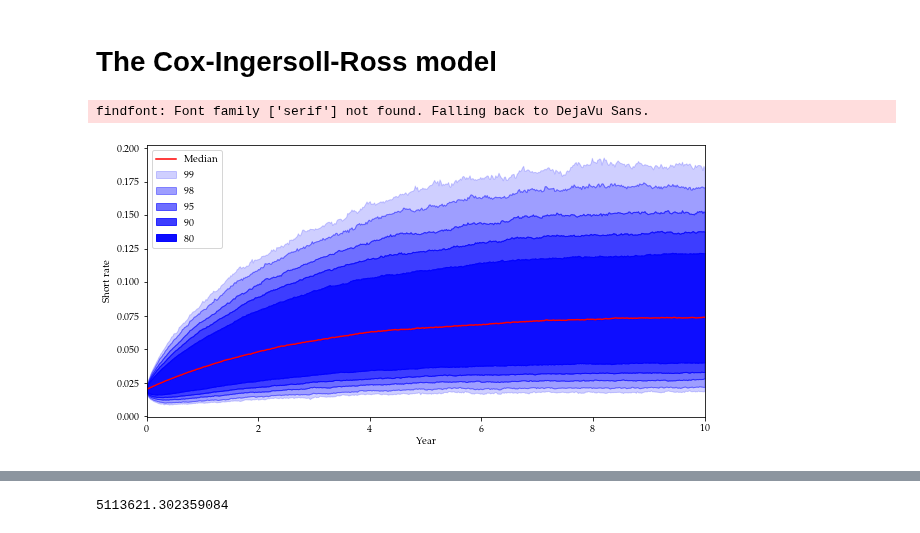
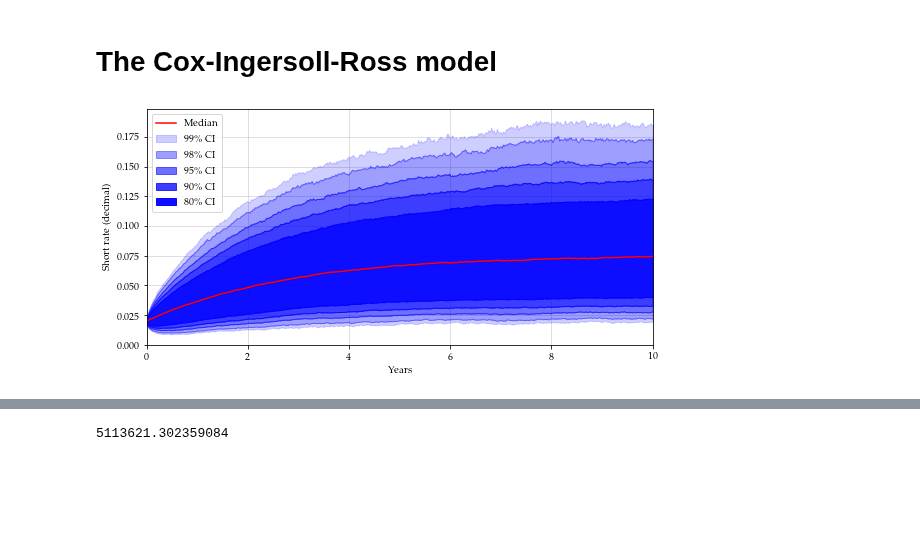
Before and after one commit to frgy17ac/Exammmmm, a Jupyter notebook: Solutions/Solution to The Cox-Ingersoll-Ross model.ipynb, the cells around one changed output, grey strips where cells are left out. Drawn from its saved outputs; the diff is of its cells as text; code cells hidden in the pictures; blank space fills up the shorter version.

```diff
--- a/Solutions/Solution to The Cox-Ingersoll-Ross model.ipynb
+++ b/Solutions/Solution to The Cox-Ingersoll-Ross model.ipynb
@@ -55,25 +55,30 @@ for i in range(weeks_total + 1):
 # %%
 # Plot of short rate
 
 x = np.linspace(0, 10, weeks_total + 1)
 
 percentiles_CIR = np.percentile(short_rate, [0.5, 1.0, 2.5, 5, 10, 50, 90, 95, 97.5, 99.0, 99.5], axis = 0)
 
-fig, ax = plt.subplots(figsize=(10, 5))
+fig, ax = plt.subplots(figsize=(8, 4))
 
 fan_chart(x,
           percentiles_CIR,
-          labels=['99% CI', '98% CI', '95% CI', '90% CI', '80% CI', 'Median'],
+          labels=['99\% CI', '98\% CI', '95\% CI', '90\% CI', '80\% CI', 'Median'],
           ax = ax)
 
-ax.set_xlabel("Year")
-ax.set_ylabel("Short rate")
+ax.set_xlabel("Years")
+ax.set_ylabel("Short rate (decimal)")
 ax.set_xlim(0, 10)
 ax.legend(loc = "upper left")
+
+ax.grid(alpha = 0.5)
+ax.set_axisbelow(True)
+
+plt.tight_layout()
+plt.savefig(filepath + "\\ShortRatePaths.pdf")
 plt.show()
 # %% [output]
-findfont: Font family ['serif'] not found. Falling back to DejaVu Sans.
-[figure, old version]
+[figure, new version]
 # %%
 # Test of mean and variance of short rate at year 10
 
```
Also changed, not shown: parts of 6 cells of this notebook, 2 other files.
